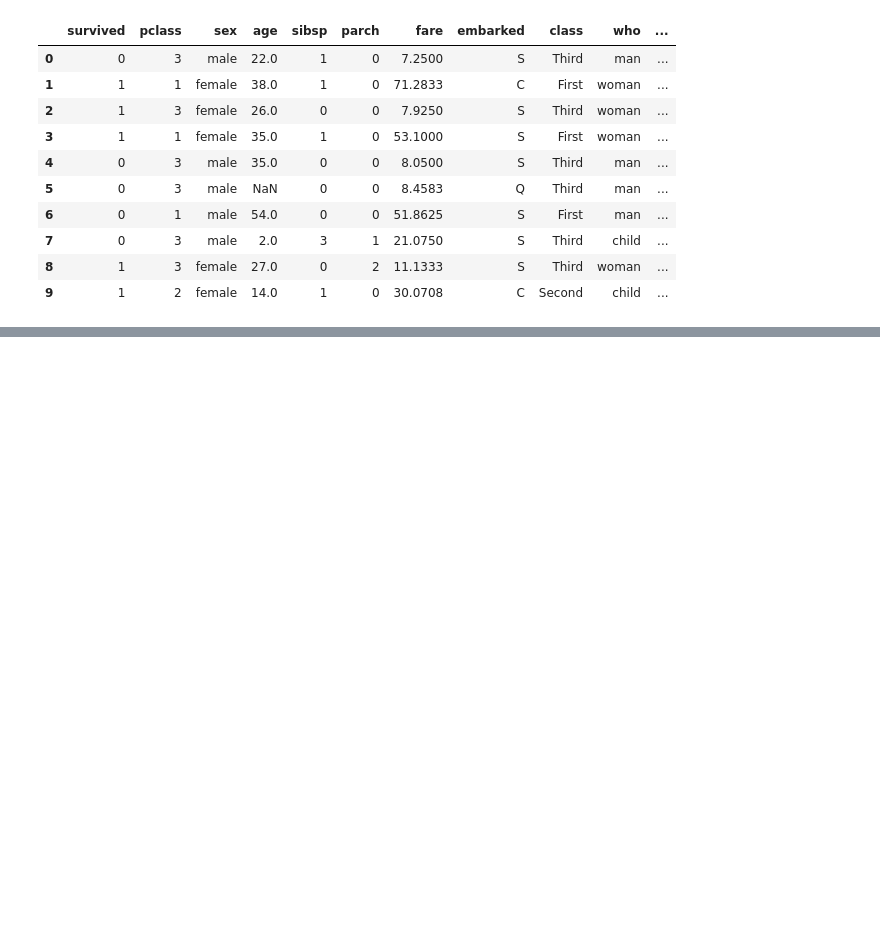
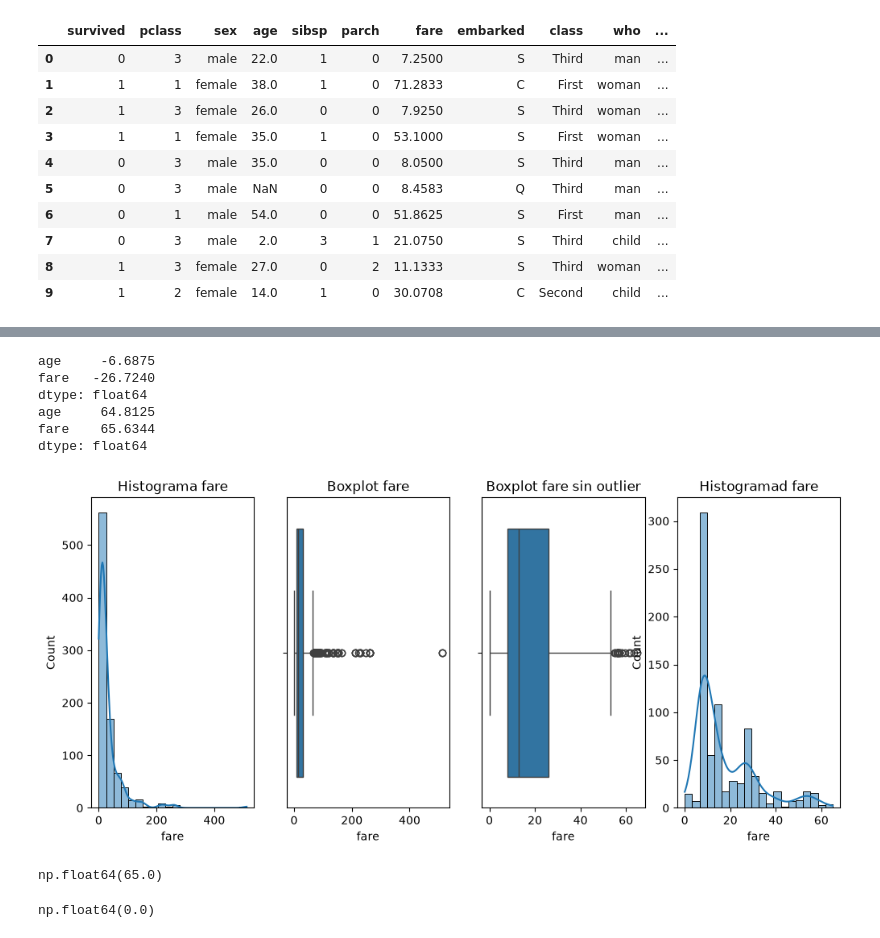
Before and after one commit to diegoayalavega1996-cmyk/clase-4, a Jupyter notebook: 20260821_31_EDA.ipynb, the cells around one changed output, grey strips where cells are left out. Drawn from its saved outputs; the diff is of its cells as text; code cells hidden in the pictures; blank space fills up the shorter version.

```diff
--- a/20260821_31_EDA.ipynb
+++ b/20260821_31_EDA.ipynb
@@ -16,0 +150,48 @@ df.head(10)
+# %%
+# 7. Analiza "fare" con histograma y boxplot.
+# Calcula los límites de outliers mediante la regla 1.5*IQR y cuenta cuántas observaciones quedan fuera
+# Pista de trabajo: Un outlier no es automáticamente un error.
+
+fig, axes = plt.subplots(1, 4, figsize=(12, 5))
+
+sns.histplot(data=df, x="fare", bins=20, kde=True, ax=axes[0])
+axes[0].set_title("Histograma fare")
+
+sns.boxplot(data=df, x="fare", ax=axes[1])
+axes[1].set_title("Boxplot fare")
+
+q = df[["age", "fare"]].quantile([0.25, 0.75]).T
+q.columns = ["q1", "q3"]
+q["iqr"] = q["q3"] - q["q1"]
+
+lower = q["q1"] - 1.5 * q["iqr"]
+print(lower)
+
+upper = q["q3"] + 1.5 * q["iqr"]
+print(upper)
+
+df_sin_outlier = df[(df["fare"] > lower["fare"]) & (df["fare"] < upper["fare"])]
+
+sns.boxplot(data=df_sin_outlier, x="fare", ax=axes[2])
+axes[2].set_title("Boxplot fare sin outlier")
+
+sns.histplot(data=df_sin_outlier, x="fare", bins=20, kde=True, ax=axes[3])
+axes[3].set_title("Histogramad fare")
+
+plt.show()
+# %% [output]
+age     -6.6875
+fare   -26.7240
+dtype: float64
+age     64.8125
+fare    65.6344
+dtype: float64
+[figure, added]
+# %%
+df_sin_outlier["fare"].max()
+# %% [output]
+np.float64(65.0)
+# %%
+df_sin_outlier["fare"].min()
+# %% [output]
+np.float64(0.0)
```
Also changed, not shown: parts of 16 cells of this notebook, 3 other files.
